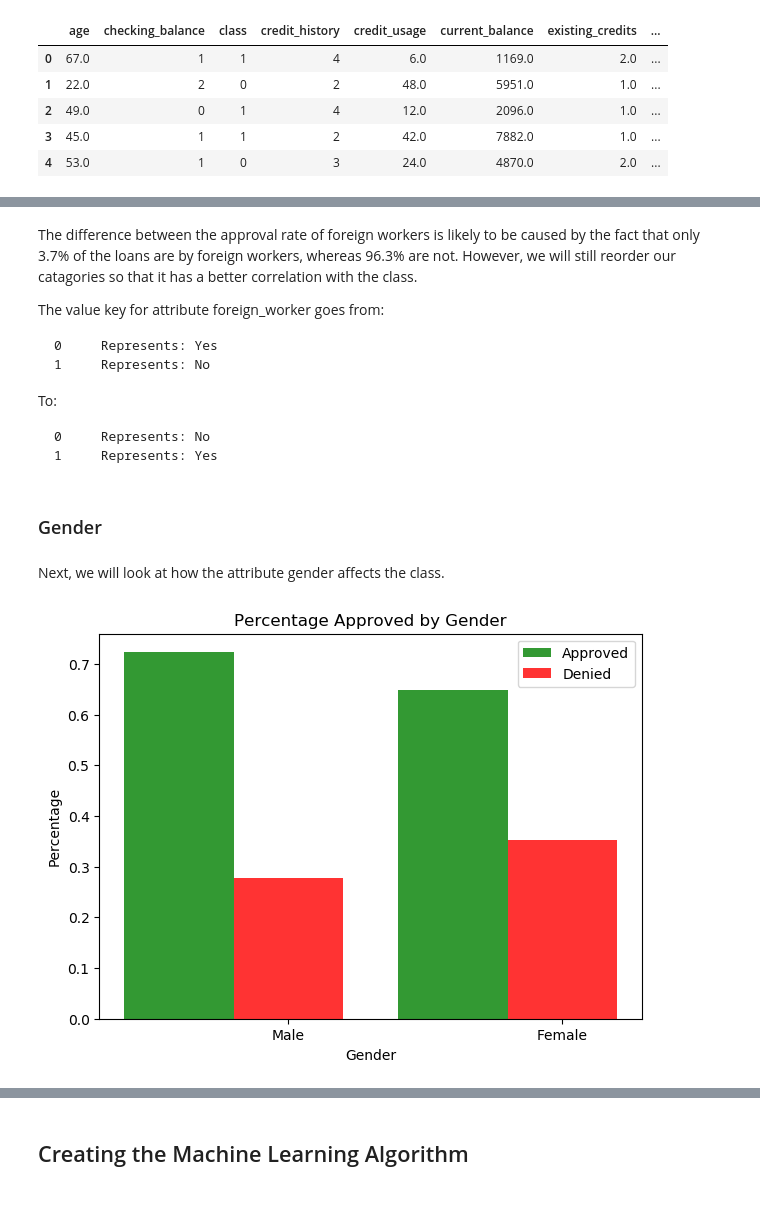
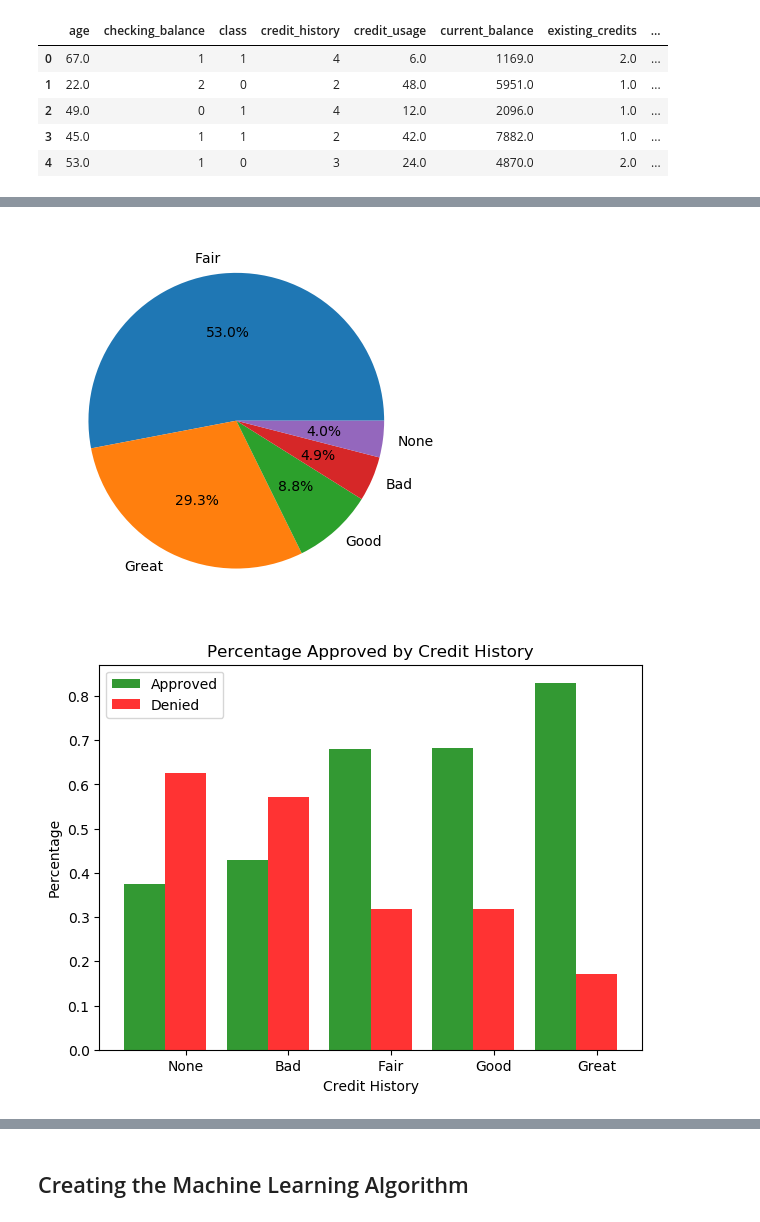
Before and after one commit to hanmaegeo/2019-datascience-project, a Jupyter notebook: Final Draft 1.ipynb, the cells around one changed output, grey strips where cells are left out. Saved outputs shown, nothing was run; the diff lists cells and outputs as text; code cells hidden in the pictures.

```diff
--- a/Final Draft 1.ipynb
+++ b/Final Draft 1.ipynb
@@ -312,65 +492,53 @@ print('')
-# %% [markdown]
-The difference between the approval rate of foreign workers is likely to be caused by the fact that only 3.7% of the loans are by foreign workers, whereas 96.3% are not. However, we will still reorder our catagories so that it has a better correlation with the class.
-
-The value key for attribute foreign_worker goes from:
-
-    0     Represents: Yes
-    1     Represents: No
-
-To:
-
-    0     Represents: No
-    1     Represents: Yes
-# %%
-relabeled = []
-
-for item in data['foreign_worker']:
-    if item == 0:
-        relabeled.append(1)
-    elif item == 1:
-        relabeled.append(0)
-
-data['foreign_worker'] = relabeled
-# %% [markdown]
-### Gender
-# %% [markdown]
-Next, we will look at how the attribute gender affects the class.
 # %%
-male = data[data['gender'] == 0]
-female = data[data['gender'] == 1]
+credhis_value_counts = data['credit_history'].value_counts()
 
-male_percentages = male['class'].value_counts() / len(male)
-female_percentages = female['class'].value_counts() / len(female)
+plt.pie(credhis_value_counts, labels = ['Fair', 'Great', 'Good', 'Bad', 'None'],
+        radius = 1, autopct='%1.1f%%')
 
-gender_approved = [male_percentages[1], female_percentages[1]]
-gender_denied = [male_percentages[0], female_percentages[0]]
+none = data[data['credit_history'] == 0]
+bad = data[data['credit_history'] == 1]
+fair = data[data['credit_history'] == 2]
+good = data[data['credit_history'] == 3]
+great = data[data['credit_history'] == 4]
+
+none_percentages = none['class'].value_counts() / len(none)
+bad_percentages = bad['class'].value_counts() / len(bad)
+fair_percentages = fair['class'].value_counts() / len(fair)
+good_percentages = good['class'].value_counts() / len(good)
+great_percentages = great['class'].value_counts() / len(great)
+
+credhis_approved = [none_percentages[1], bad_percentages[1], fair_percentages[1],
+                   good_percentages[1], great_percentages[1]]
+credhis_denied = [none_percentages[0], bad_percentages[0], fair_percentages[0],
+                 good_percentages[0], great_percentages[0]]
 
 # data to plot
-n_groups = 2
+n_groups = 5
 
 # create plot
 fig, ax = plt.subplots(figsize=(7,5))
 index = np.arange(n_groups)
 bar_width = 0.4
 opacity = 0.8
 
-rects1 = plt.bar(index, gender_approved, bar_width,
+rects1 = plt.bar(index, credhis_approved, bar_width,
 alpha=opacity,
 color='g',
 label='Approved')
 
-rects2 = plt.bar(index + bar_width, gender_denied, bar_width,
+rects2 = plt.bar(index + bar_width, credhis_denied, bar_width,
 alpha=opacity,
 color='r',
 label='Denied')
 
-plt.xlabel('Gender')
+plt.xlabel('Credit History')
 plt.ylabel('Percentage')
-plt.title('Percentage Approved by Gender')
-plt.xticks(index + bar_width, ('Male','Female'))
+plt.title('Percentage Approved by Credit History')
+plt.xticks(index + bar_width, ('None', 'Bad','Fair', 'Good', 'Great'))
 plt.legend()
 
 plt.show()
 print('')
 # %% [output]
-[figure, old version]
+[figure, new version]
+[figure, added]
```
Also changed, not shown: parts of 78 cells of this notebook.
